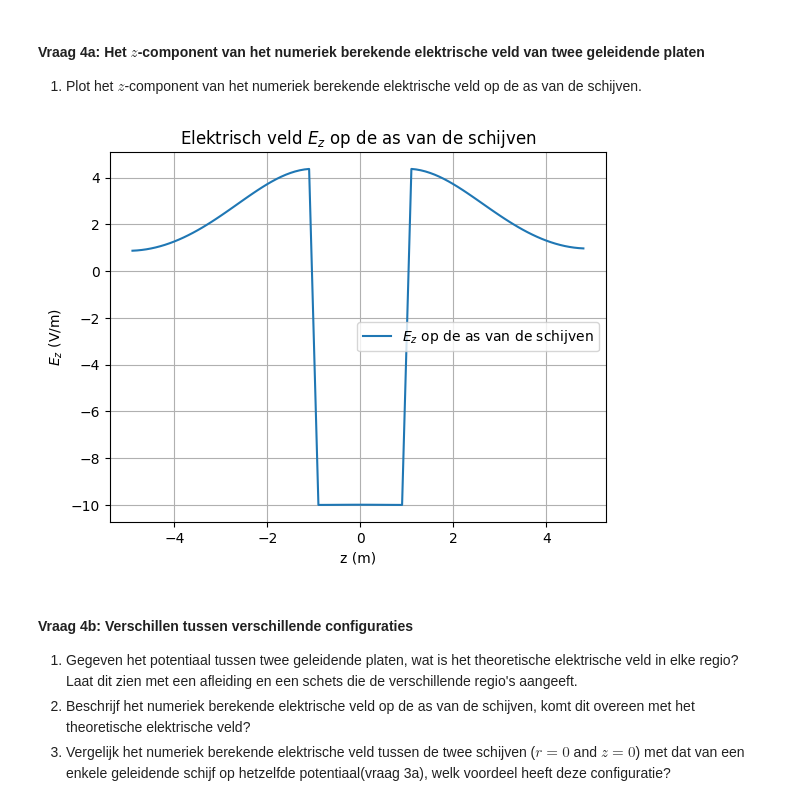
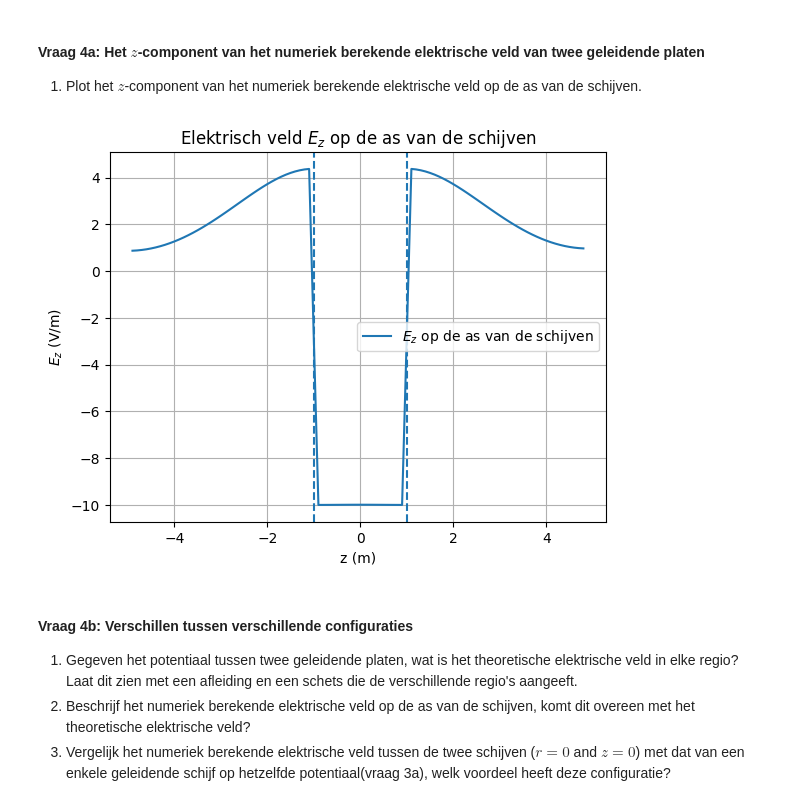
Before and after one commit to tdenooijer26/DEF-T-opdrachten, a Jupyter notebook: DigitaleOntwerpopdrachten/1CondensatorOpdracht/CondensatorOntwerpopdracht.ipynb, the cells around one changed output. Cells and saved outputs as stored; diff of their text form; code cells hidden in the pictures.

```diff
--- a/DigitaleOntwerpopdrachten/1CondensatorOpdracht/CondensatorOntwerpopdracht.ipynb
+++ b/DigitaleOntwerpopdrachten/1CondensatorOpdracht/CondensatorOntwerpopdracht.ipynb
@@ -546,20 +546,22 @@ plot_results_disk(Ez, Er, normE, V, r, z, grid_step, disk_radius, z_pos_disk1, z
 # %%
 ###
 ###your code here###
 idx_axis = 0
 Ez_axis = Ez[:, idx_axis]  # Elektrisch veld op de as van de schijven
 
 plt.figure()
 plt.plot(z_for_E, Ez_axis, label=r"$E_z$ op de as van de schijven")
 plt.title('Elektrisch veld $E_z$ op de as van de schijven')
+plt.axvline(z_pos_disk1, linestyle='--')
+plt.axvline(z_pos_disk2, linestyle='--')
 plt.xlabel('z (m)')
 plt.ylabel(r'$E_z$ (V/m)')
 plt.legend()
 plt.grid(True)
 plt.show()
 ###
 # %% [output]
-[figure, old version]
+[figure, new version]
 # %% [markdown]
 #### Vraag 4b: Verschillen tussen verschillende configuraties
 
```
Also changed, not shown: parts of 5 cells of this notebook, 1 other file.
